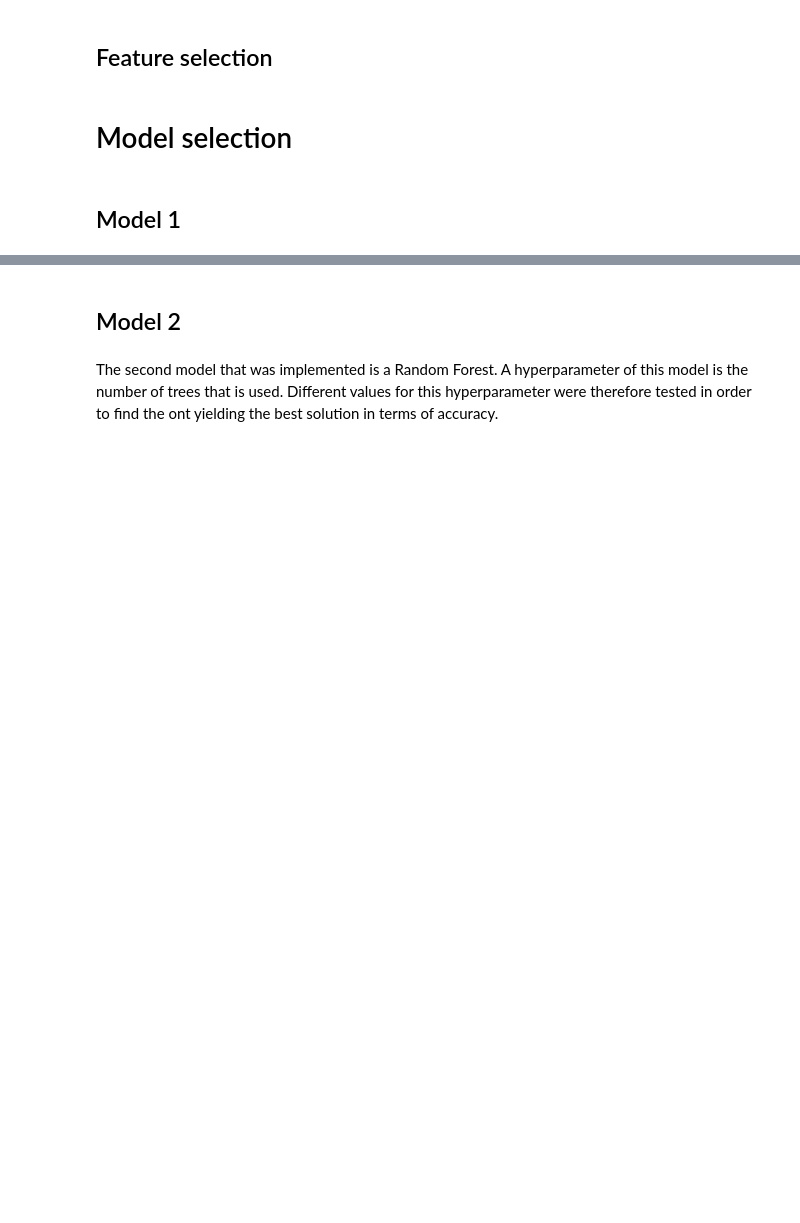
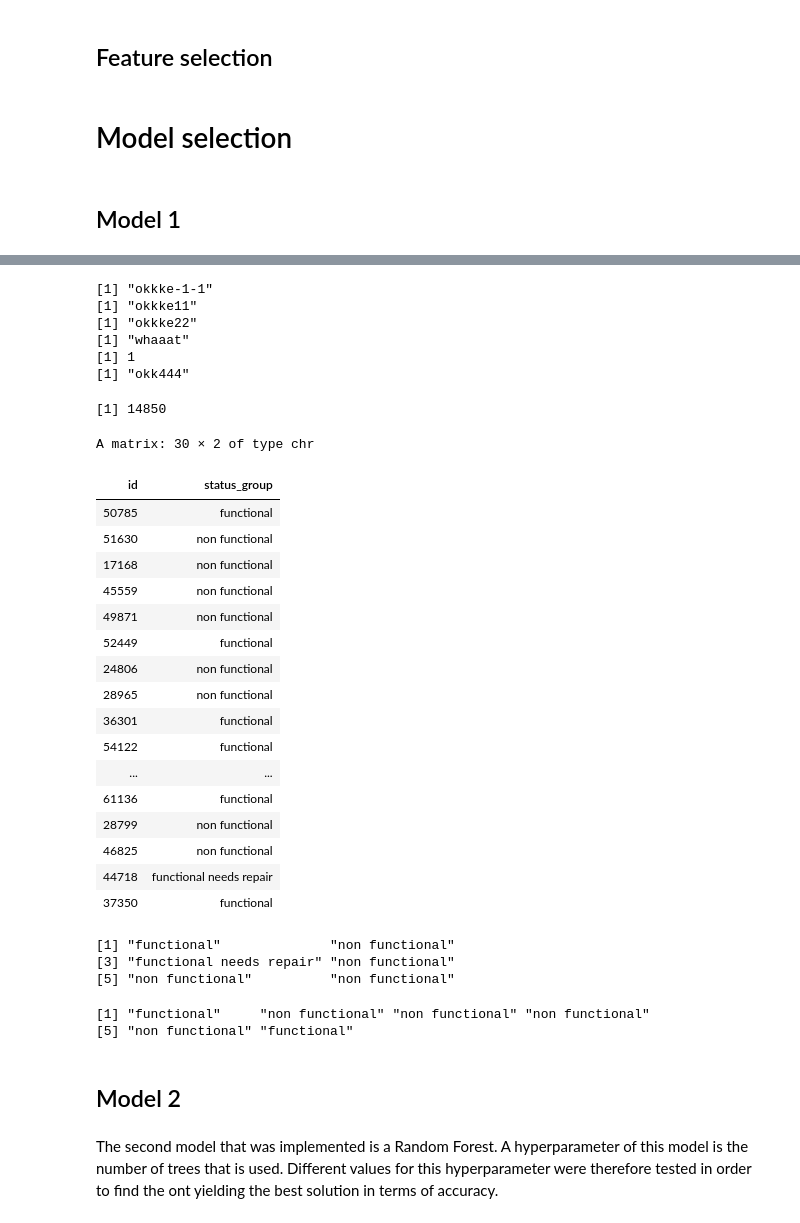
Before and after one commit to miromatagne/Driven-Data-Competition, a Jupyter notebook: ReportTemplate.ipynb, the cells around one changed output, grey strips where cells are left out. Cells and saved outputs as stored; diff of their text form; code cells hidden in the pictures; blank space fills up the shorter version.

```diff
--- a/ReportTemplate.ipynb
+++ b/ReportTemplate.ipynb
@@ -849,0 +1045,3 @@ Warning message in model.matrix.default(~x - 1, model.frame(~x - 1), contrasts =
+# %%
+test_preproc <- preprocess_test2(eval_data)
+save(test_preproc, file = "test_preproc.Rdata")
@@ -1017,6 +1318,7 @@ Warning message:
 # %%
-model_type = "random_forest"
-k <- 3
-parameters <- c(14)
+model_type = "radial"
+k <- 2
+#parameters <- c(c(2,1),c(5,2),3)
+parameters <- list(1,3,2)
 load(file = "data_preproc.Rdata")
-applyCrossValTest(parameters,k,model_type)
+applyCVInOutComp(parameters,k,model_type)
@@ -1163,0 +1629,42 @@ results <- BaggingNN(n_bagging_resamples=10,"nnet",hidden_nodes=10)
+# %%
+Y_pred <- Bagging_test(n_bagging_resamples=1,"nnet",hidden_nodes=128)
+# %% [output]
+[1] "okkke-1-1"
+[1] "okkke11"
+[1] "okkke22"
+[1] "whaaat"
+[1] 1
+[1] "okk444"
+# %%
+print(length(Y_pred$single))
+res <- cbind("id"=eval_data$id,"status_group"=as.character(Y_pred$single))
+# %% [output]
+[1] 14850
+# %%
+head(res,30)
+head(Y_pred$bag)
+head(Y_pred$single)
+# %% [output]
+A matrix: 30 × 2 of type chr
+| id | status_group |
+| 50785 | functional |
+| 51630 | non functional |
+| 17168 | non functional |
+| 45559 | non functional |
+| 49871 | non functional |
+| 52449 | functional |
+| 24806 | non functional |
+| 28965 | non functional |
+| 36301 | functional |
+| 54122 | functional |
+| ... | ... |
+| 61136 | functional |
+| 28799 | non functional |
+| 46825 | non functional |
+| 44718 | functional needs repair |
+| 37350 | functional |
+[1] "functional"              "non functional"
+[3] "functional needs repair" "non functional"
+[5] "non functional"          "non functional"
+[1] "functional"     "non functional" "non functional" "non functional"
+[5] "non functional" "functional"
```
Also changed, not shown: parts of 46 cells of this notebook, 7 other files.
